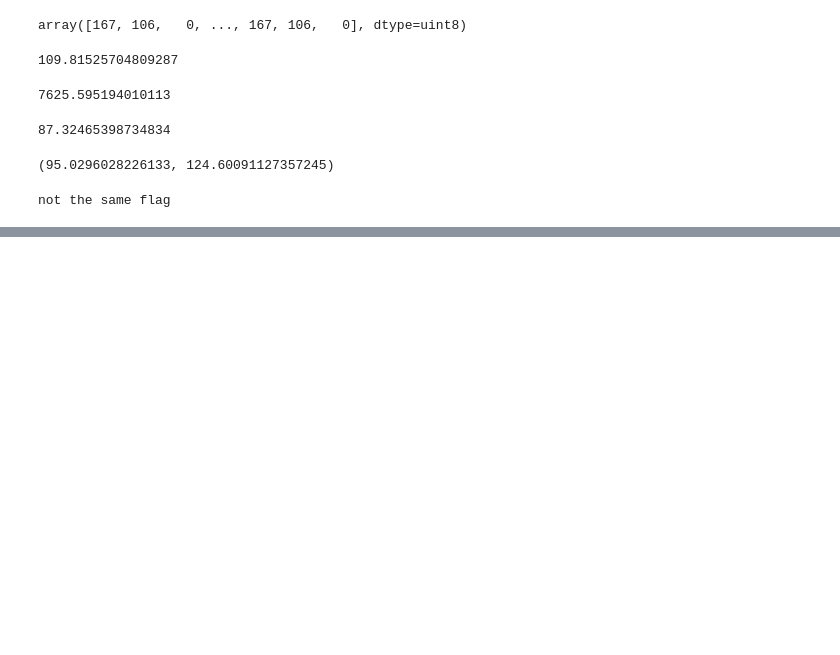
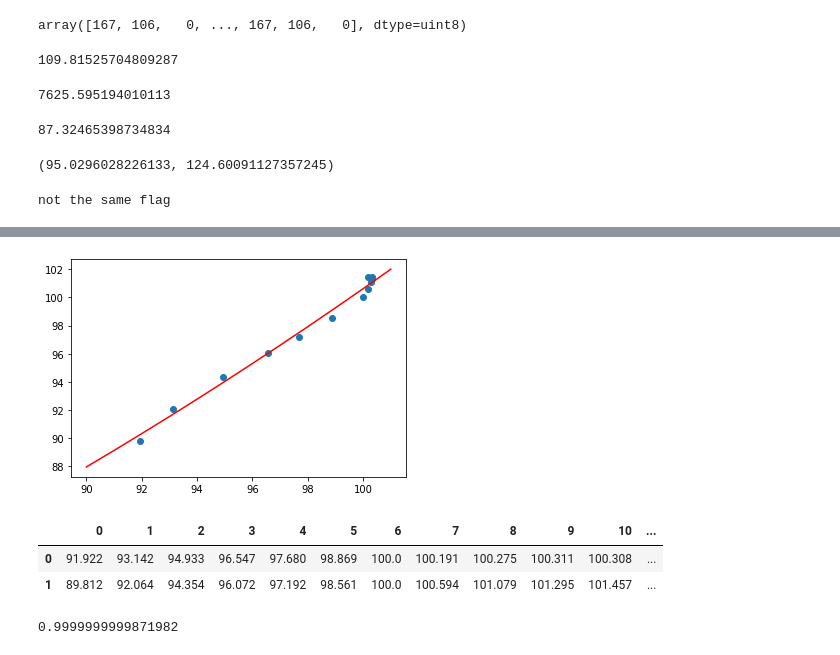
Before and after one commit to eaglehkim/python, a Jupyter notebook: prac2.ipynb, the cells around one changed output, grey strips where cells are left out. Cells and saved outputs as stored; diff of their text form; code cells hidden in the pictures; blank space fills up the shorter version.

```diff
--- a/prac2.ipynb
+++ b/prac2.ipynb
@@ -2294,0 +2356,26 @@ not the same flag
+# %%
+plt.scatter(JoongGu,SuseongGu)
+x = np.arange(90,102)
+y = reg[0]*x**2 + reg[1]*x + reg[2]
+plt.plot(x,y,'r')
+plt.show()
+# %% [output]
+[figure, added]
+# %%
+# 그러나 이 두 수치가 정말로 상관이 있는가? --> 카이제곱 검정
+# 그러나 실존세계에서 정말 지역 아파트 매매가격의 차이가 연관이 없을까?
+#                                     거의 어느정도 연관이 있다고 보는게 맞다
+
+from scipy.stats import chi2_contingency
+
+data = pd.DataFrame([JoongGu, SuseongGu])
+data
+# %% [output]
+|  | 0 | 1 | 2 | 3 | 4 | 5 | 6 | 7 | 8 | 9 | 10 | ... |
+| 0 | 91.922 | 93.142 | 94.933 | 96.547 | 97.680 | 98.869 | 100.0 | 100.191 | 100.275 | 100.311 | 100.308 | ... |
+| 1 | 89.812 | 92.064 | 94.354 | 96.072 | 97.192 | 98.561 | 100.0 | 100.594 | 101.079 | 101.295 | 101.457 | ... |
+# %%
+A, p, dof, exp = chi2_contingency(data)
+p                     # p > 0.05 -- 우연일 가능성이 있다 그러나 진행
+# %% [output]
+0.9999999999871982
```
Also changed, not shown: parts of 29 cells of this notebook.
